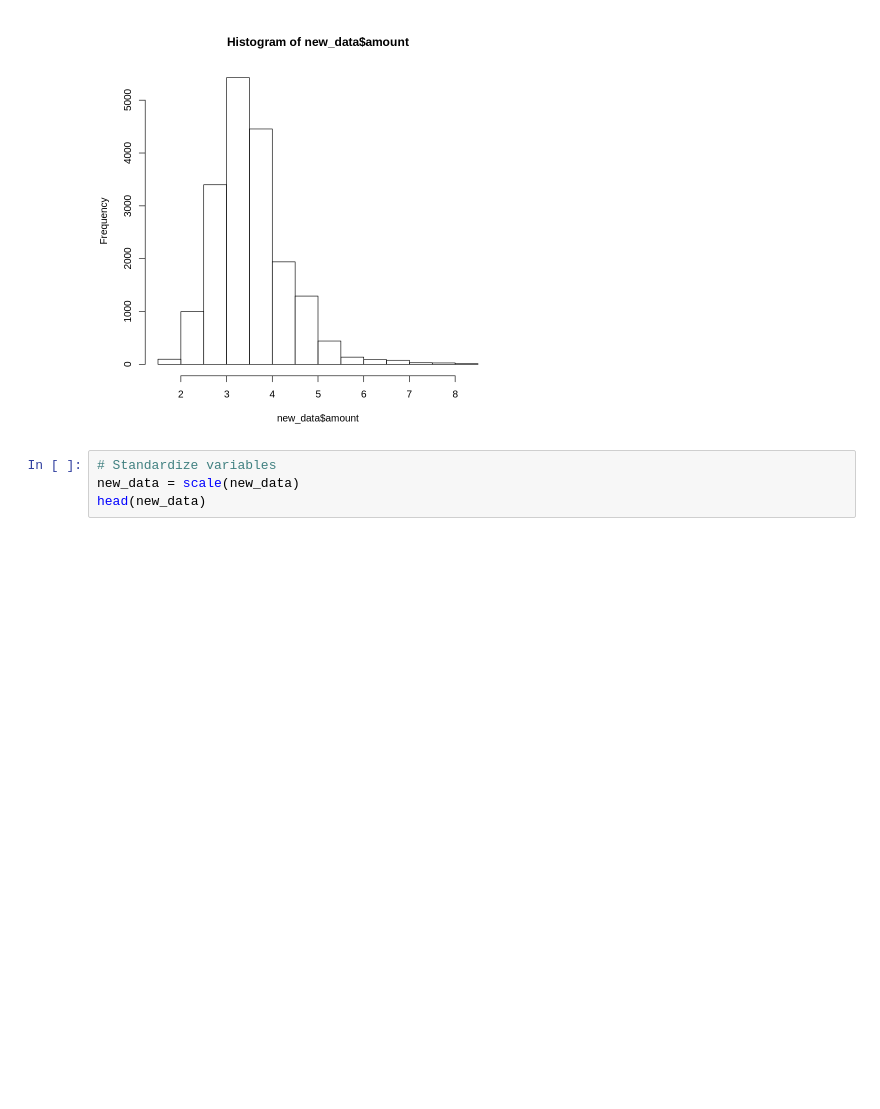
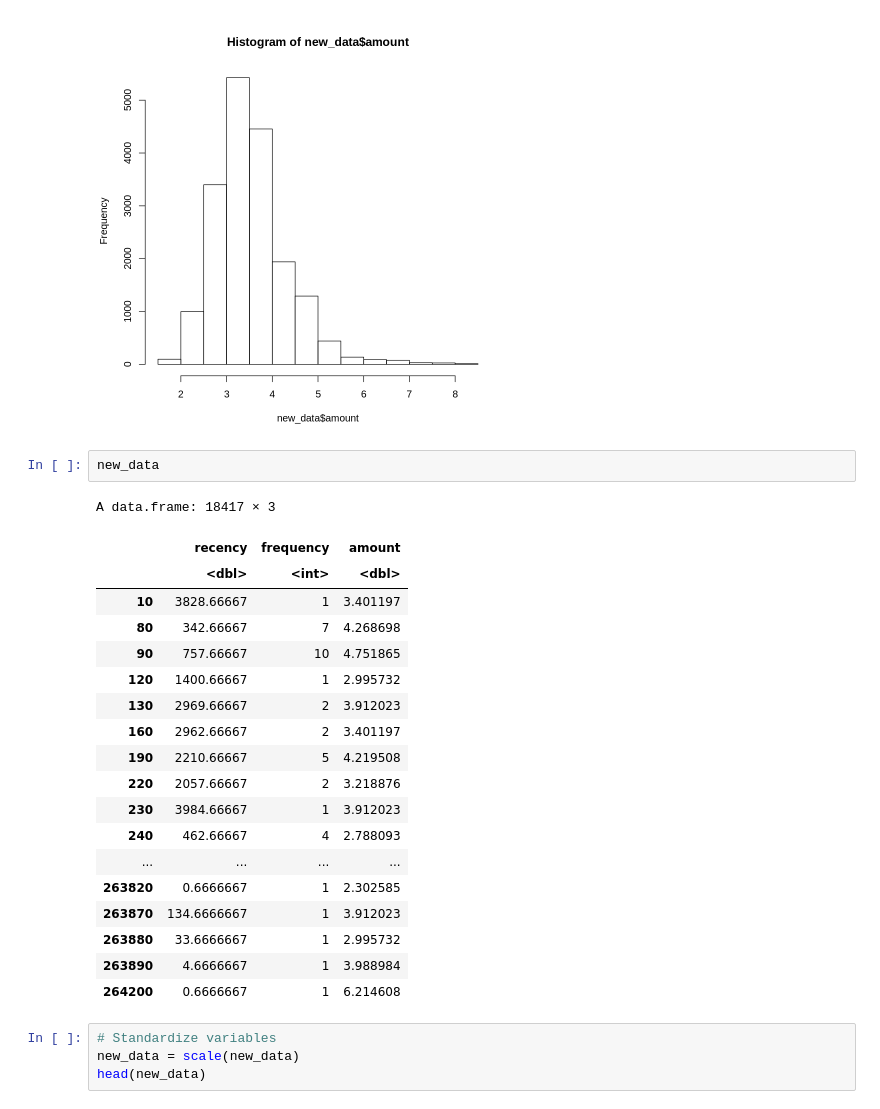
Before and after one commit to jasonber/strategic_business_analytics_python, a Jupyter notebook: Foundations_of_Marketing_Analytics/Week_2/R_script.ipynb, the cells around one changed output. Cells and saved outputs as stored; diff of their text form; blank space fills up the shorter version.

```diff
--- a/Foundations_of_Marketing_Analytics/Week_2/R_script.ipynb
+++ b/Foundations_of_Marketing_Analytics/Week_2/R_script.ipynb
@@ -289,6 +289,28 @@ new_data$amount = log(new_data$amount)
 hist(new_data$amount)
 # %% [output]
 [figure]
+# %%
+new_data
+# %% [output]
+A data.frame: 18417 × 3
+|  | recency | frequency | amount |
+|  | <dbl> | <int> | <dbl> |
+| 10 | 3828.66667 | 1 | 3.401197 |
+| 80 | 342.66667 | 7 | 4.268698 |
+| 90 | 757.66667 | 10 | 4.751865 |
+| 120 | 1400.66667 | 1 | 2.995732 |
+| 130 | 2969.66667 | 2 | 3.912023 |
+| 160 | 2962.66667 | 2 | 3.401197 |
+| 190 | 2210.66667 | 5 | 4.219508 |
+| 220 | 2057.66667 | 2 | 3.218876 |
+| 230 | 3984.66667 | 1 | 3.912023 |
+| 240 | 462.66667 | 4 | 2.788093 |
+| ... | ... | ... | ... |
+| 263820 | 0.6666667 | 1 | 2.302585 |
+| 263870 | 134.6666667 | 1 | 3.912023 |
+| 263880 | 33.6666667 | 1 | 2.995732 |
+| 263890 | 4.6666667 | 1 | 3.988984 |
+| 264200 | 0.6666667 | 1 | 6.214608 |
 # %%
 # Standardize variables
 new_data = scale(new_data)
```
Also changed, not shown: parts of 2 cells of this notebook, 41 other files.
